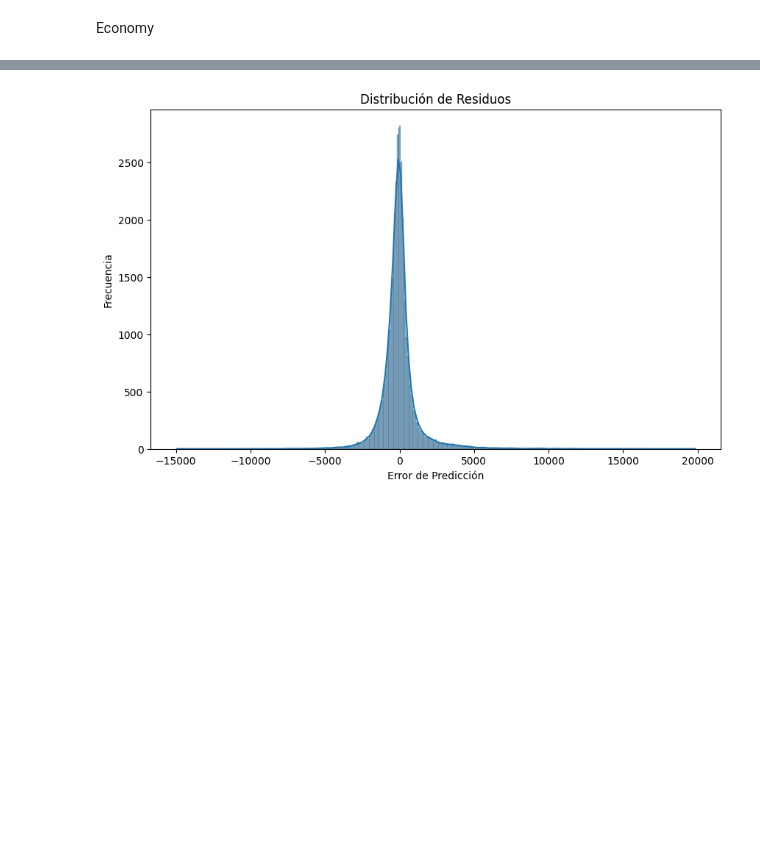
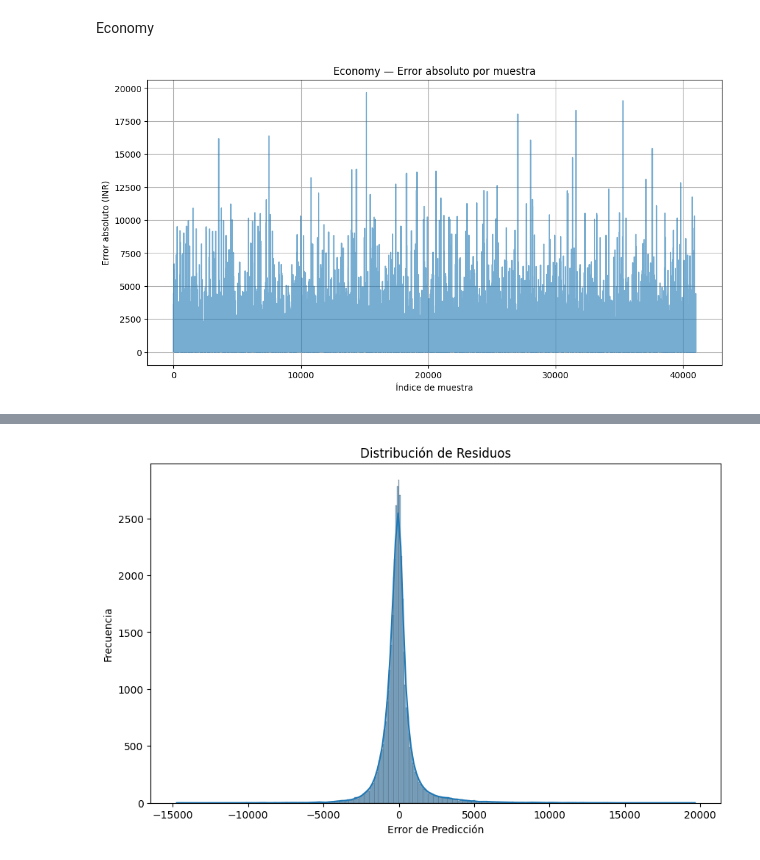
Before and after one commit to Cesar-CSP/ML_Prediccion_Precios_Vuelos, a Jupyter notebook: main_Prediccion_Precios_Vuelos_India.ipynb, the cells around one changed output, grey strips where cells are left out. Cells and saved outputs as stored; diff of their text form; code cells hidden in the pictures; blank space fills up the shorter version.

```diff
--- a/main_Prediccion_Precios_Vuelos_India.ipynb
+++ b/main_Prediccion_Precios_Vuelos_India.ipynb
@@ -1444,0 +1463,16 @@ Economy
+# %%
+import matplotlib.pyplot as plt
+import numpy as np
+
+# Error absoluto
+error_abs = np.abs(y_real_eco - y_pred_eco)
+
+plt.figure(figsize=(12,6))
+plt.plot(error_abs, alpha=0.6)
+plt.title("Economy — Error absoluto por muestra")
+plt.xlabel("Índice de muestra")
+plt.ylabel("Error absoluto (INR)")
+plt.grid(True)
+plt.show()
+# %% [output]
+[figure, added]
```
Also changed, not shown: parts of 20 cells of this notebook.
